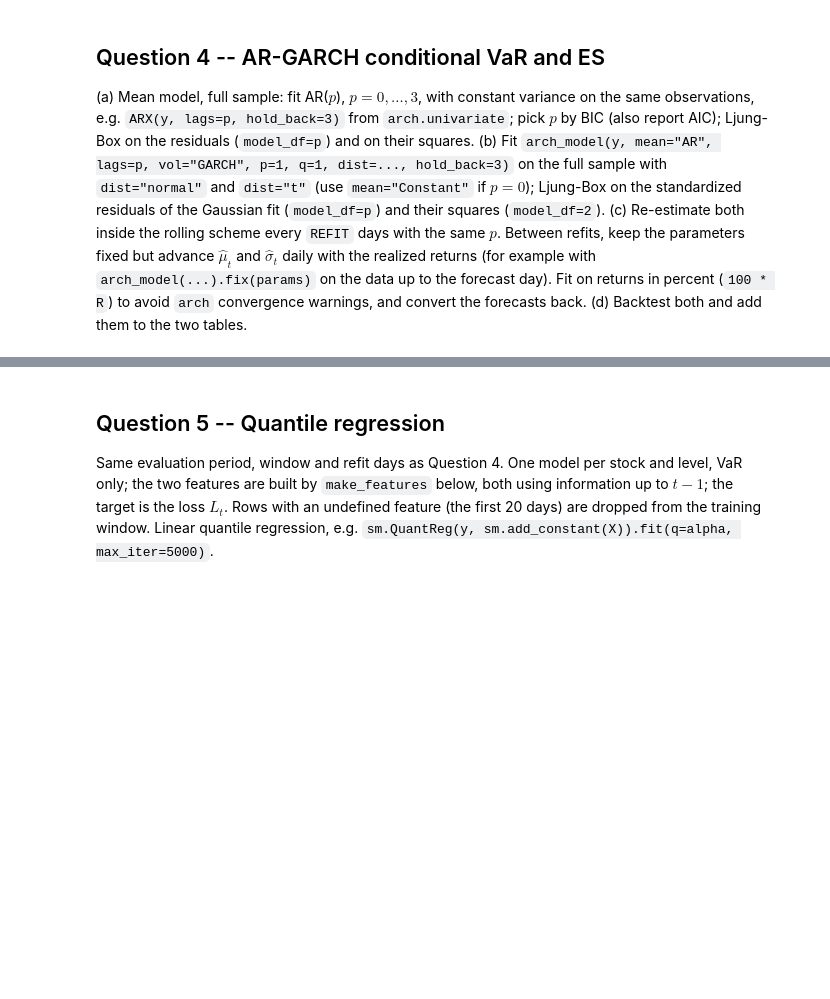
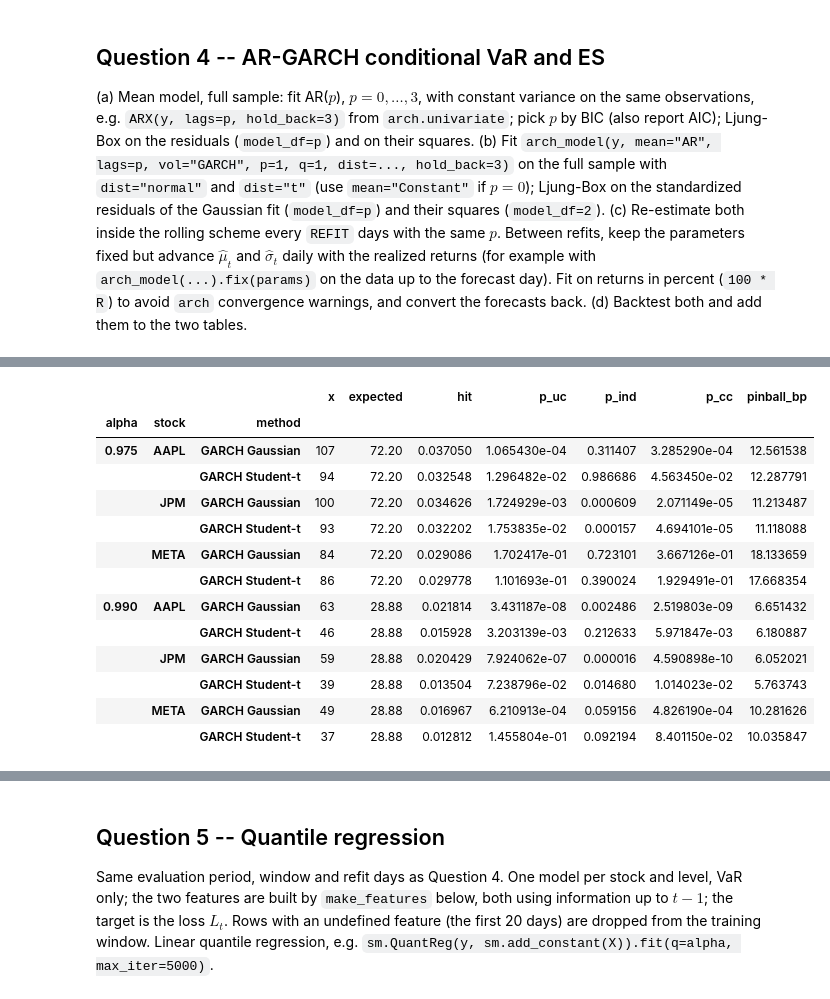
Before and after one commit to RomainFast121/QRM_project, a Jupyter notebook: Project_template.ipynb, the cells around one changed output, grey strips where cells are left out. Cells and saved outputs as stored; diff of their text form; code cells hidden in the pictures; blank space fills up the shorter version.

```diff
--- a/Project_template.ipynb
+++ b/Project_template.ipynb
@@ -704,2 +846,76 @@ from arch import arch_model
 # %%
-# (c)
+# (c) Refit every 21 forecast days; update the mean and variance daily.
+garch_methods = ("GARCH Gaussian", "GARCH Student-t")
+fit_problems = []
+garch_paths = {}
+for stock in TICKERS:
+    r = (100 * returns[stock]).to_numpy()
+    lag = chosen_p[stock]
+    for dist, method in [("normal", garch_methods[0]), ("t", garch_methods[1])]:
+        path = {"mu": [], "sigma": [], "nu": []}
+        garch_paths[stock, method] = path
+        previous_fit = None
+        for t in range(EVAL_START, len(r)):
+            if (t - EVAL_START) % REFIT == 0:
+                fit = arch_model(r[t-WINDOW:t], mean="AR", lags=lag,
+                                 vol="GARCH", p=1, q=1, dist=dist,
+                                 hold_back=3, rescale=False).fit(disp="off", show_warning=False)
+                if fit.convergence_flag != 0 or not np.isfinite(fit.params).all():
+                    fit_problems.append((stock, method, t, "failed"))
+                    if previous_fit is None:
+                        raise RuntimeError(f"First GARCH fit failed: {stock}, {method}")
+                    # Keep the last valid parameters and the current recursion state.
+                else:
+                    previous_fit = fit
+                    params = fit.params
+                    previous_eps = float(fit.resid[-1])
+                    previous_h = float(fit.conditional_volatility[-1]**2)
+                    if (params["alpha[1]"] + params["beta[1]"] >= 0.999
+                            or params["alpha[1]"] < 1e-6 or params["beta[1]"] < 1e-6
+                            or (dist == "t" and params["nu"] <= 2.05)):
+                        fit_problems.append((stock, method, t, "boundary"))
+
+            mean_t = params["Const"] + sum(
+                params[f"y[{j}]"] * r[t-j] for j in range(1, lag + 1)
+            )
+            h_t = params["omega"] + params["alpha[1]"] * previous_eps**2 + params["beta[1]"] * previous_h
+            sigma_t = np.sqrt(h_t)
+            nu = params["nu"] if dist == "t" else np.nan
+            path["mu"].append(mean_t / 100)
+            path["sigma"].append(sigma_t / 100)
+            path["nu"].append(nu)
+            previous_eps = r[t] - mean_t
+            previous_h = h_t
+
+        for key in path:
+            path[key] = np.asarray(path[key])
+
+# Add the GARCH forecasts to the same daily store as Question 3.
+for (stock, method), path in garch_paths.items():
+    mu, sigma, nu = path["mu"], path["sigma"], path["nu"]
+    loss = eval_loss[stock].to_numpy()
+    for alpha in ALPHAS:
+        if method == "GARCH Gaussian":
+            q = stats.norm.ppf(alpha)
+            var = -mu + sigma * q
+            es = -mu + sigma * stats.norm.pdf(q) / (1 - alpha)
+        else:
+            q = stats.t.ppf(alpha, nu)
+            scale = np.sqrt((nu - 2) / nu)  # arch's t innovations have unit variance.
+            var = -mu + sigma * scale * q
+            es = -mu + sigma * scale * stats.t.pdf(q, nu) * (nu + q**2) / ((1-alpha) * (nu-1))
+        store[stock, method, alpha] = {"var": var, "es": es, "loss": loss}
+        I = (loss > var).astype(int)
+        _, p_uc = kupiec(I, alpha)
+        (_, p_ind), (_, p_cc) = christoffersen(I, alpha)
+        backtest_rows.append({"stock": stock, "method": method, "alpha": alpha,
+                              "x": int(I.sum()), "expected": len(I)*(1-alpha),
+                              "hit": I.mean(), "p_uc": p_uc, "p_ind": p_ind,
+                              "p_cc": p_cc, "pinball_bp": pinball_loss(var, alpha, loss)*1e4})
+
+backtest_table = pd.DataFrame(backtest_rows).set_index(["alpha", "stock", "method"]).sort_index()
+backtest_table99, backtest_table975 = backtest_table.loc[0.99], backtest_table.loc[0.975]
+print("GARCH VaR backtests:")
+display(backtest_table.loc[(slice(None), slice(None), garch_methods), :])
+print("Refit issues:", pd.Series([item[3] for item in fit_problems]).value_counts().to_dict())
+# %% [output]
@@ -705,0 +923,14 @@ from arch import arch_model
+|  |  |  | x | expected | hit | p_uc | p_ind | p_cc | pinball_bp |
+| alpha | stock | method |  |  |  |  |  |  |  |
+| 0.975 | AAPL | GARCH Gaussian | 107 | 72.20 | 0.037050 | 1.065430e-04 | 0.311407 | 3.285290e-04 | 12.561538 |
+|  |  | GARCH Student-t | 94 | 72.20 | 0.032548 | 1.296482e-02 | 0.986686 | 4.563450e-02 | 12.287791 |
+|  | JPM | GARCH Gaussian | 100 | 72.20 | 0.034626 | 1.724929e-03 | 0.000609 | 2.071149e-05 | 11.213487 |
+|  |  | GARCH Student-t | 93 | 72.20 | 0.032202 | 1.753835e-02 | 0.000157 | 4.694101e-05 | 11.118088 |
+|  | META | GARCH Gaussian | 84 | 72.20 | 0.029086 | 1.702417e-01 | 0.723101 | 3.667126e-01 | 18.133659 |
+|  |  | GARCH Student-t | 86 | 72.20 | 0.029778 | 1.101693e-01 | 0.390024 | 1.929491e-01 | 17.668354 |
+| 0.990 | AAPL | GARCH Gaussian | 63 | 28.88 | 0.021814 | 3.431187e-08 | 0.002486 | 2.519803e-09 | 6.651432 |
+|  |  | GARCH Student-t | 46 | 28.88 | 0.015928 | 3.203139e-03 | 0.212633 | 5.971847e-03 | 6.180887 |
+|  | JPM | GARCH Gaussian | 59 | 28.88 | 0.020429 | 7.924062e-07 | 0.000016 | 4.590898e-10 | 6.052021 |
+|  |  | GARCH Student-t | 39 | 28.88 | 0.013504 | 7.238796e-02 | 0.014680 | 1.014023e-02 | 5.763743 |
+|  | META | GARCH Gaussian | 49 | 28.88 | 0.016967 | 6.210913e-04 | 0.059156 | 4.826190e-04 | 10.281626 |
+|  |  | GARCH Student-t | 37 | 28.88 | 0.012812 | 1.455804e-01 | 0.092194 | 8.401150e-02 | 10.035847 |
```
Also changed, not shown: parts of 10 cells of this notebook.
